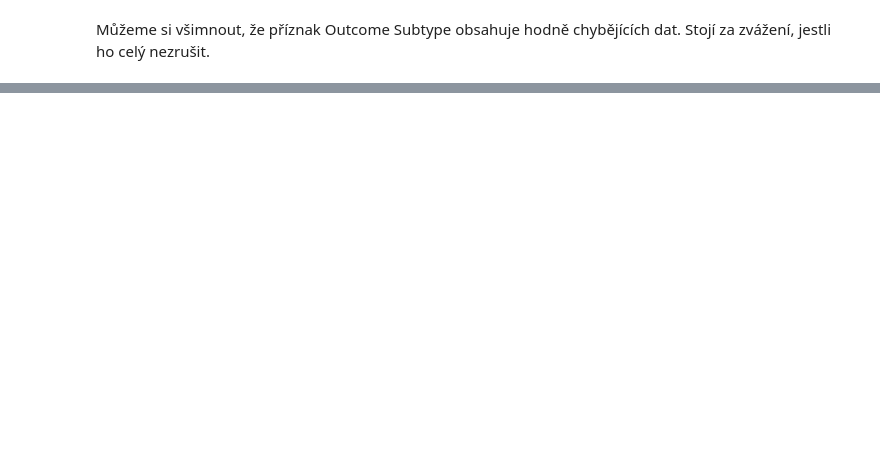
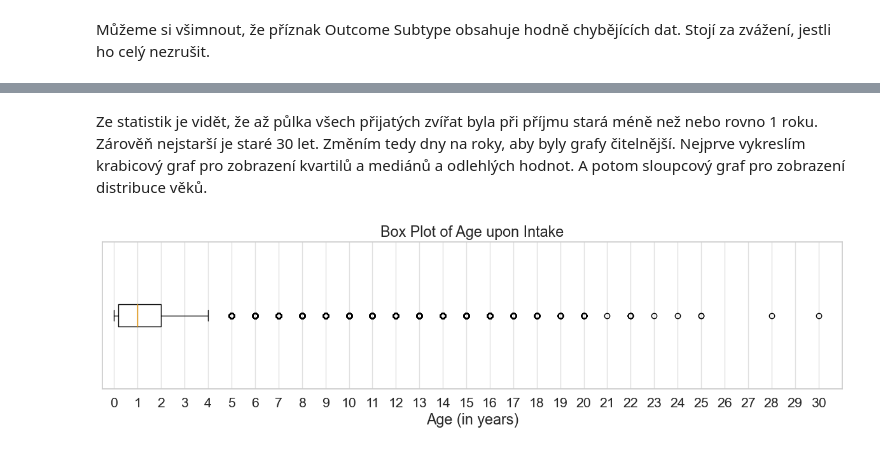
Before and after one commit to andyska09/Data-Visualisation, a Jupyter notebook: 01/solution01.ipynb, the cells around one changed output, grey strips where cells are left out. Cells and saved outputs as stored; diff of their text form; code cells hidden in the pictures; blank space fills up the shorter version.

```diff
--- a/01/solution01.ipynb
+++ b/01/solution01.ipynb
@@ -698,4 +648,7 @@ missingValuesGraph(outcomes_cleaned, "Outcomes")  # chybejici hodnoty v outcomes
 # %% [markdown]
 Můžeme si všimnout, že příznak Outcome Subtype obsahuje hodně chybějících dat. Stojí za zvážení, jestli ho celý nezrušit.
+# %%
+intakes = intakes_cleaned
+outcomes = outcomes_cleaned
 # %% [markdown]
 ## Deskriptivní statistiky
@@ -703,0 +697,22 @@ Můžeme si všimnout, že příznak Outcome Subtype obsahuje hodně chybějíc
+# %% [markdown]
+Ze statistik je vidět, že až půlka všech přijatých zvířat byla při příjmu stará méně než nebo rovno 1 roku. Zárověň nejstarší je staré 30 let. Změním tedy dny na roky, aby byly grafy čitelnější. Nejprve vykreslím krabicový graf pro zobrazení kvartilů a mediánů a odlehlých hodnot. A potom sloupcový graf pro zobrazení distribuce věků.
+# %%
+intakes_mod = intakes.copy()
+intakes_mod["Age upon Intake"] = intakes_mod["Age upon Intake"] / 365
+# %%
+# box plot
+def box_plot(df, col):
+    fig, ax = plt.subplots(figsize=(15, 3))
+
+    ax.boxplot(df[col].dropna(), vert=False)
+    ax.set_title(f"Box Plot of {col}")
+    ax.set_xlabel("Age (in years)")
+    ax.set_yticks([])
+    ax.grid(visible=True, linestyle="-", alpha=0.6)
+    ax.set_xticks(range(0, int(df[col].max()) + 1))
+    ax.set_xlim(left=-0.5, right=int(df[col].max()) + 1)
+    plt.show()
+# %%
+box_plot(intakes_mod, "Age upon Intake")
+# %% [output]
+[figure, added]
```
Also changed, not shown: parts of 74 cells of this notebook.
